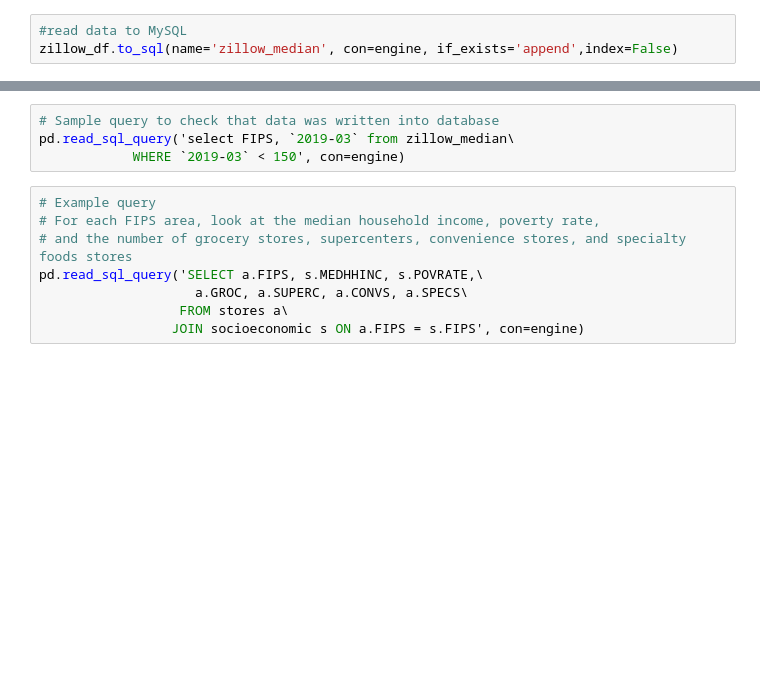
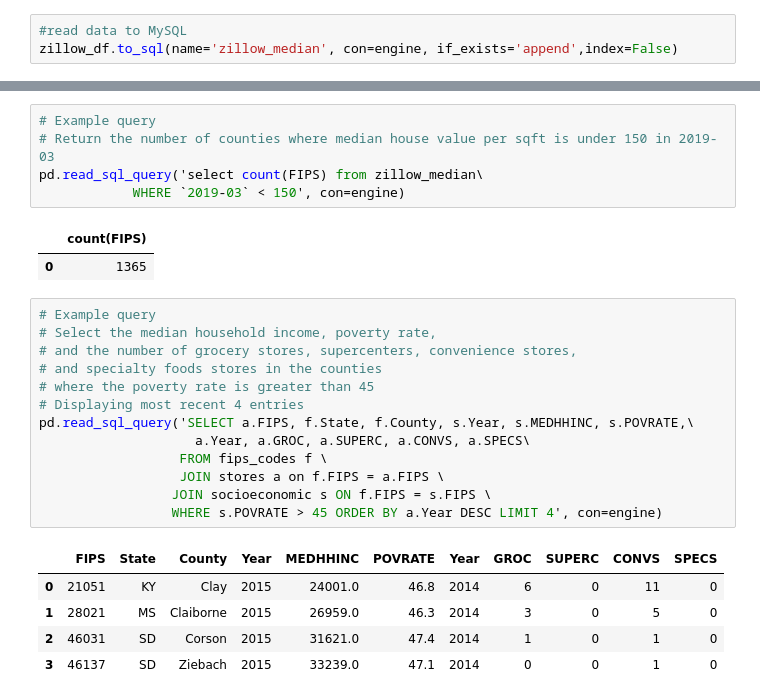
Before and after one commit to cinhui/ETL_county, a Jupyter notebook: ETL_food_environment_property.ipynb, the cells around one changed output, grey strips where cells are left out. Saved outputs shown, nothing was run; the diff lists cells and outputs as text; blank space fills up the shorter version.

Commit message:
added sample queries

```diff
--- a/ETL_food_environment_property.ipynb
+++ b/ETL_food_environment_property.ipynb
@@ -277,12 +386,27 @@ pd.read_sql_query('select FIPS, `2019-03` from zillow_median\
 # %%
-# Sample query to check that data was written into database
-pd.read_sql_query('select FIPS, `2019-03` from zillow_median\
+# Example query
+# Return the number of counties where median house value per sqft is under 150 in 2019-03
+pd.read_sql_query('select count(FIPS) from zillow_median\
             WHERE `2019-03` < 150', con=engine)
+# %% [output]
+|  | count(FIPS) |
+| 0 | 1365 |
 # %%
 # Example query
-# For each FIPS area, look at the median household income, poverty rate,
-# and the number of grocery stores, supercenters, convenience stores, and specialty foods stores
-pd.read_sql_query('SELECT a.FIPS, s.MEDHHINC, s.POVRATE,\
-                    a.GROC, a.SUPERC, a.CONVS, a.SPECS\
-                  FROM stores a\
-                 JOIN socioeconomic s ON a.FIPS = s.FIPS', con=engine)
+# Select the median household income, poverty rate,
+# and the number of grocery stores, supercenters, convenience stores,
+# and specialty foods stores in the counties
+# where the poverty rate is greater than 45
+# Displaying most recent 4 entries
+pd.read_sql_query('SELECT a.FIPS, f.State, f.County, s.Year, s.MEDHHINC, s.POVRATE,\
+                    a.Year, a.GROC, a.SUPERC, a.CONVS, a.SPECS\
+                  FROM fips_codes f \
+                  JOIN stores a on f.FIPS = a.FIPS \
+                 JOIN socioeconomic s ON f.FIPS = s.FIPS \
+                 WHERE s.POVRATE > 45 ORDER BY a.Year DESC LIMIT 4', con=engine)
+# %% [output]
+|  | FIPS | State | County | Year | MEDHHINC | POVRATE | Year | GROC | SUPERC | CONVS | SPECS |
+| 0 | 21051 | KY | Clay | 2015 | 24001.0 | 46.8 | 2014 | 6 | 0 | 11 | 0 |
+| 1 | 28021 | MS | Claiborne | 2015 | 26959.0 | 46.3 | 2014 | 3 | 0 | 5 | 0 |
+| 2 | 46031 | SD | Corson | 2015 | 31621.0 | 47.4 | 2014 | 1 | 0 | 1 | 0 |
+| 3 | 46137 | SD | Ziebach | 2015 | 33239.0 | 47.1 | 2014 | 0 | 0 | 1 | 0 |
```
Also changed, not shown: parts of 22 cells of this notebook.
